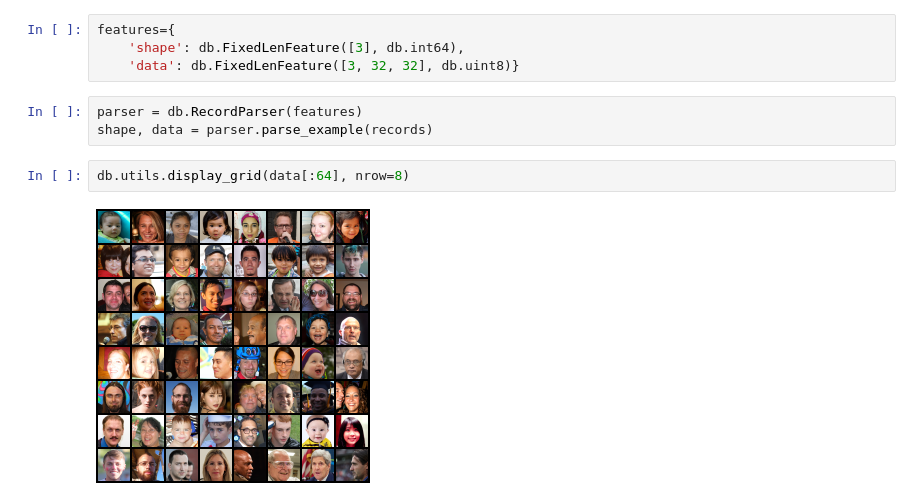
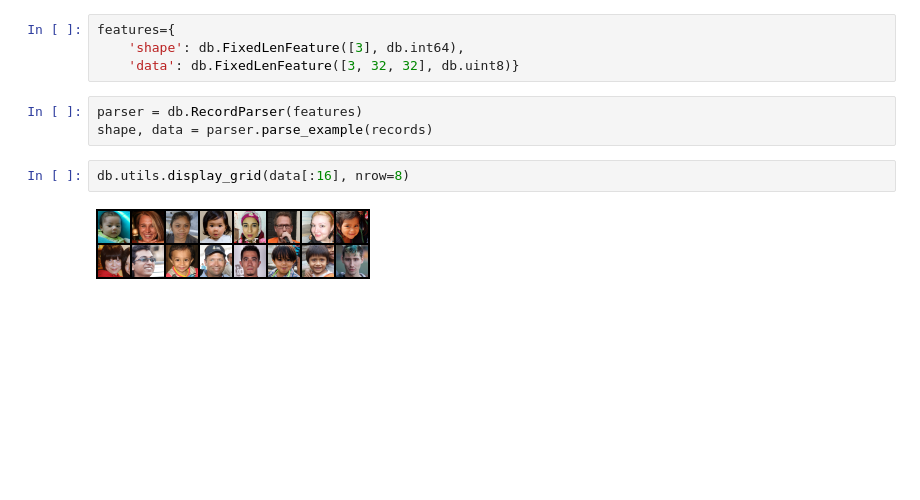
Before and after one commit to podgorskiy/DareBlopy, a Jupyter notebook: reading_records.ipynb, the cells around one changed output. Drawn from its saved outputs; the diff is of its cells as text; blank space fills up the shorter version.

```diff
--- a/reading_records.ipynb
+++ b/reading_records.ipynb
@@ -14,6 +14,6 @@ features={
 parser = db.RecordParser(features)
 shape, data = parser.parse_example(records)
 # %%
-db.utils.display_grid(data[:64], nrow=8)
+db.utils.display_grid(data[:16], nrow=8)
 # %% [output]
-[figure, old version]
+[figure, new version]
```
